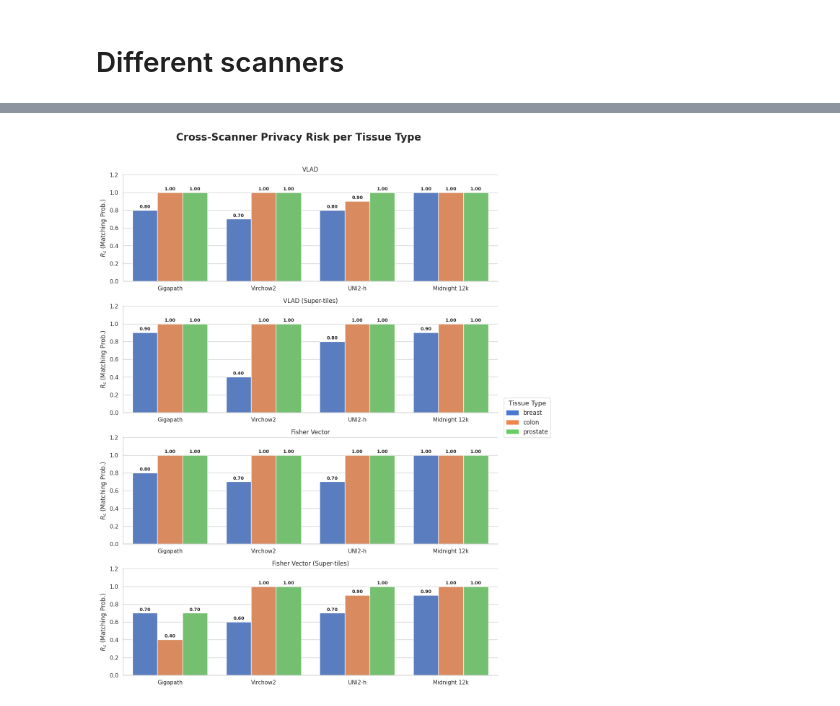
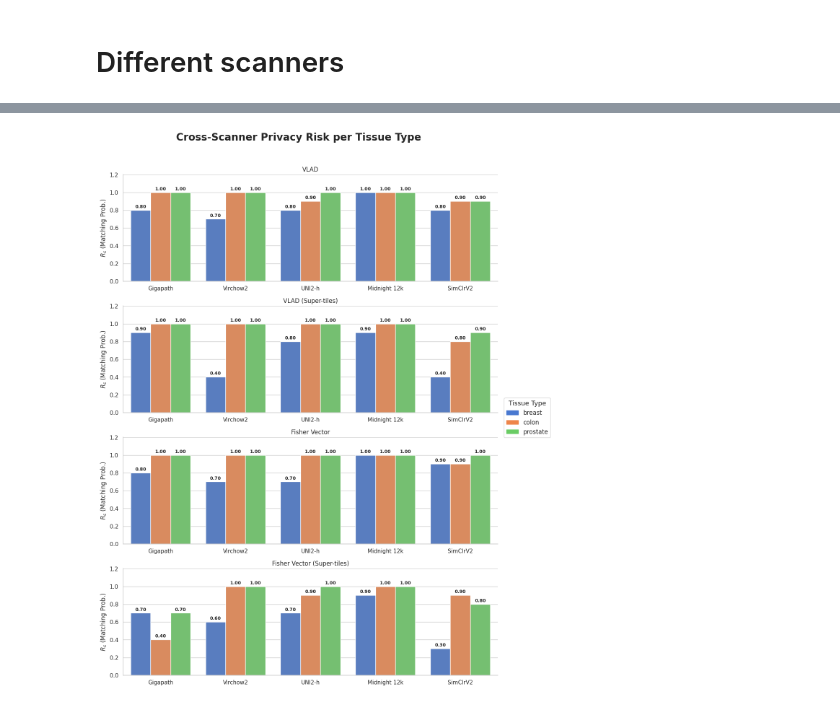
Before and after one commit to RationAI/similarity, a Jupyter notebook: examples/analyze.ipynb, the cells around one changed output, grey strips where cells are left out. Cells and saved outputs as stored; diff of their text form; code cells hidden in the pictures.

```diff
--- a/examples/analyze.ipynb
+++ b/examples/analyze.ipynb
@@ -521,12 +518,0 @@ plt.show()
-# %%
-enc = ["0", "1", "2", "3"]
-mpp = ["10"]
-
-emb_col = [
-    "vlad_default",
-    "vlad_default_super",
-    "fisher_default",
-    "fisher_default_super",
-]
-
-types = ["enhanced_slides_v4"]
@@ -664,17 +519,5 @@ plt.show()
 # %% [markdown]
 ## Non-consecutive slides
-# %%
-enc = ["0", "1", "2", "3"]
-mpp = ["10"]
-
-emb_cols = [
-    "vlad_default",
-    "vlad_default_super",
-    "fisher_default",
-    "fisher_default_super",
-]
-
-types = ["enhanced_slides_v4"]
 # %%
 import pandas as pd
 import numpy as np
@@ -1338,7 +1125,7 @@ else:
 # %% [markdown]
 # Different scanners
 # %%
-enc = ["0", "1", "2", "3"]
+enc = ["0", "1", "2", "3", "4"]
 mpp = ["10"]
 
 emb_col = [
@@ -1593,7 +1380,8 @@ if not df_results.empty:
         "Encoder 0": "Gigapath",
         "Encoder 1": "Virchow2",
         "Encoder 2": "UNI2-h",
-        "Encoder 3": "Midnight 12k"
+        "Encoder 3": "Midnight 12k",
+        "Encoder 4": "SimClrV2"
     }
 
     df_results['method_nice'] = df_results['method'].map(nice_method_names).fillna(df_results['method'])
@@ -1643,31 +1431,31 @@ if not df_results.empty:
                             (p.get_x() + p.get_width() / 2., val),
                             ha='center', va='center',
                             xytext=(0, 7),
                             textcoords='offset points',
                             fontsize=9, fontweight='bold')
 
     # --- 4. LEGENDA A TITULEK ---
     # Legendu dáme doprava nahoru, aby nezavazela
     palette = sns.color_palette("muted")
     tissues = sorted(df_results['type'].unique())
     patches = [mpatches.Patch(color=palette[i], label=t) for i, t in enumerate(tissues)]
 
     # Použijeme g.fig.legend pro umístění vzhledem k celému obrázku
     g.fig.legend(
         handles=patches,
         title="Tissue Type",
         loc='center right',          # Umístění vpravo uprostřed
         bbox_to_anchor=(1.12, 0.5),   # x=1.12 (vpravo za grafy), y=0.5 (střed výšky)
         ncol=1,
         fontsize=12,
         title_fontsize=13,
         frameon=True
     )
 
     plt.suptitle("Cross-Scanner Privacy Risk per Tissue Type",
                  fontsize=20, fontweight='bold', y=1.02)
 
     plt.tight_layout()
     plt.show()
 # %% [output]
-[figure, old version]
+[figure, new version]
```
Also changed, not shown: parts of 6 cells of this notebook, 5 other files.
